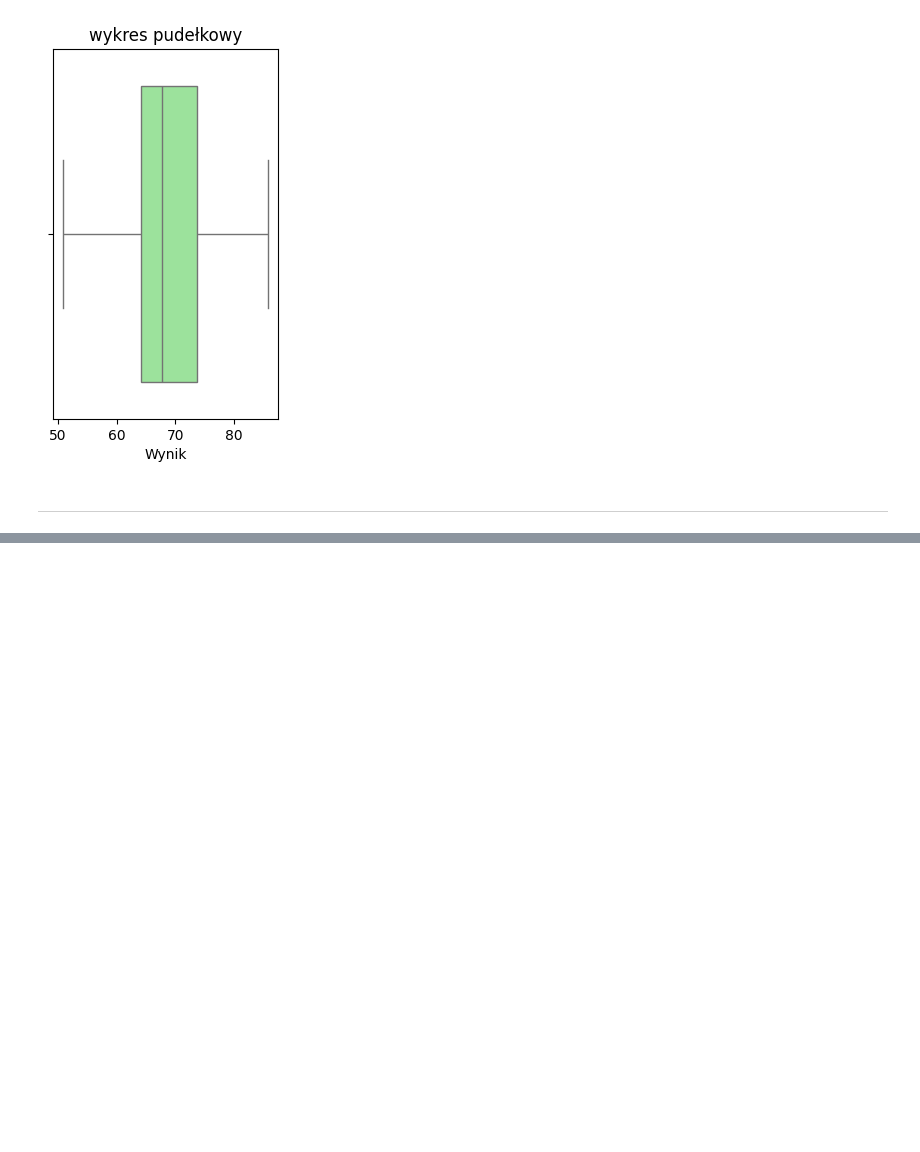
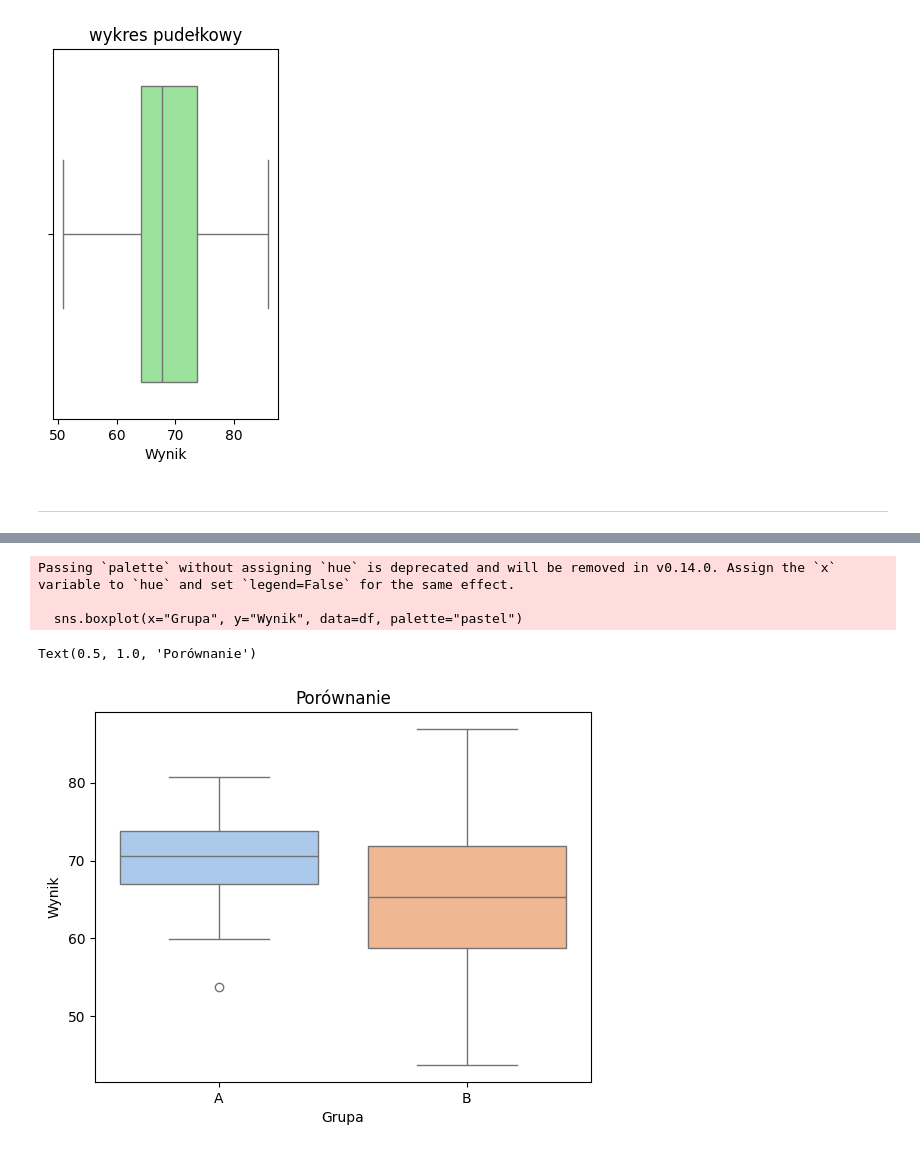
Before and after one commit to rajkonkret/PythonAnalizaDanych_17_11_2025, a Jupyter notebook: cwiczenie5.ipynb, the cells around one changed output, grey strips where cells are left out. Cells and saved outputs as stored; diff of their text form; code cells hidden in the pictures; blank space fills up the shorter version.

```diff
--- a/cwiczenie5.ipynb
+++ b/cwiczenie5.ipynb
@@ -70,4 +70,8 @@ Text(0.5, 1.0, 'wykres pudełkowy')
 # %% [markdown]
 -----
 # %%
-groupA
+groupA = np.random.normal(70, 5, 100)
+groupB = np.random.normal(65, 10, 100)
+# %%
+df = pd.DataFrame({"Grupa": ["A"] * 100 + ["B"] * 100, "Wynik": np.concatenate([groupA, groupB])})
+df.head()
@@ -73,0 +85,9 @@ groupA
+# %%
+sns.boxplot(x="Grupa", y="Wynik", data=df, palette="pastel")
+plt.title("Porównanie")
+# %% [output]
+Passing `palette` without assigning `hue` is deprecated and will be removed in v0.14.0. Assign the `x` variable to `hue` and set `legend=False` for the same effect.
+
+  sns.boxplot(x="Grupa", y="Wynik", data=df, palette="pastel")
+Text(0.5, 1.0, 'Porównanie')
+[figure, added]
```
Also changed, not shown: parts of 2 cells of this notebook.
